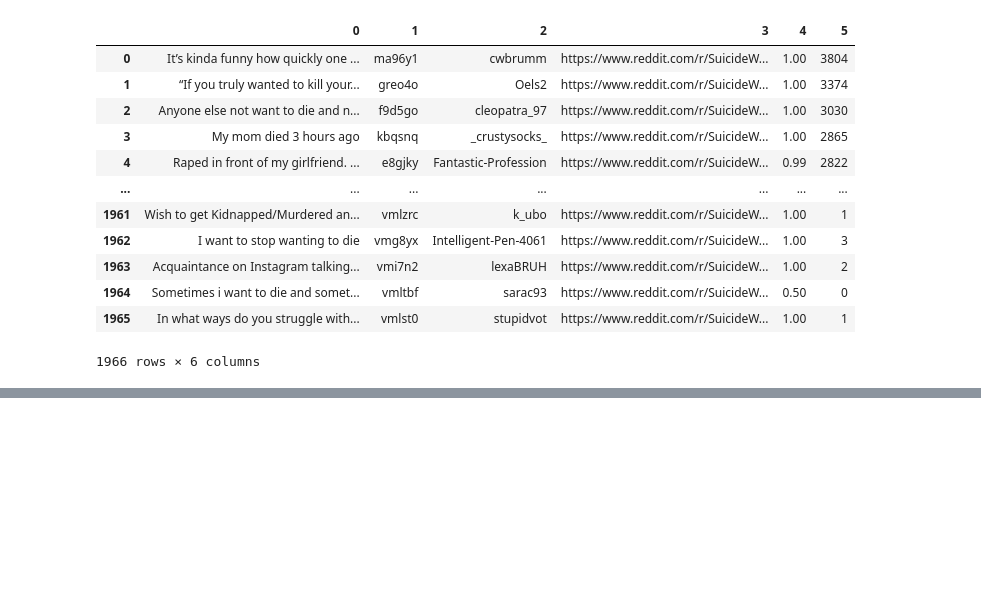
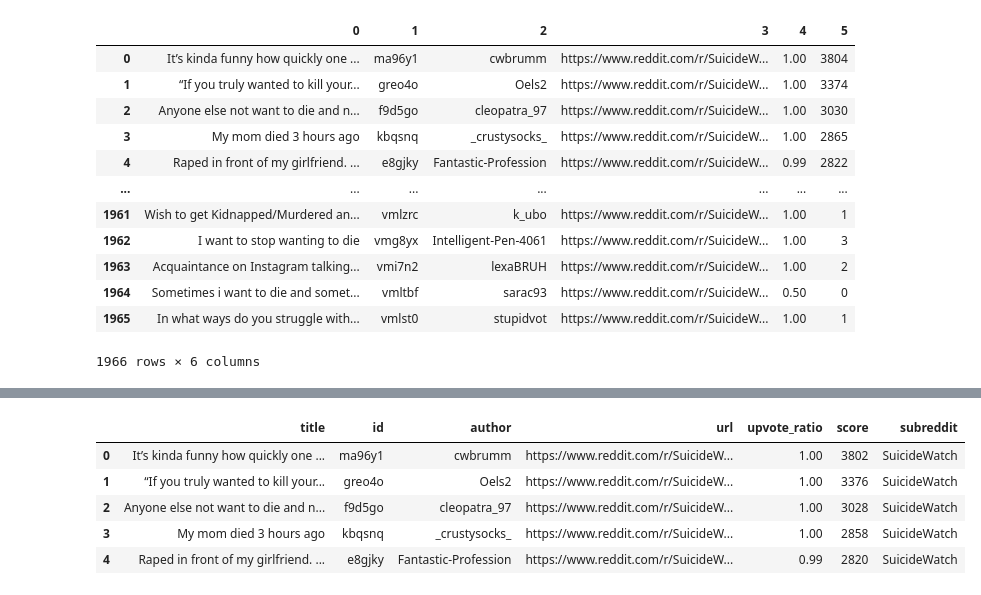
Before and after one commit to shreeramgs/depression_detector, a Jupyter notebook: Scraping the data.ipynb, the cells around one changed output, grey strips where cells are left out. Drawn from its saved outputs; the diff is of its cells as text; code cells hidden in the pictures; blank space fills up the shorter version.

```diff
--- a/Scraping the data.ipynb
+++ b/Scraping the data.ipynb
@@ -91,0 +142,9 @@ df
+# %%
+dataset.head()
+# %% [output]
+|  | title | id | author | url | upvote_ratio | score | subreddit |
+| 0 | It’s kinda funny how quickly one ... | ma96y1 | cwbrumm | https://www.reddit.com/r/SuicideW... | 1.00 | 3802 | SuicideWatch |
+| 1 | “If you truly wanted to kill your... | greo4o | Oels2 | https://www.reddit.com/r/SuicideW... | 1.00 | 3376 | SuicideWatch |
+| 2 | Anyone else not want to die and n... | f9d5go | cleopatra_97 | https://www.reddit.com/r/SuicideW... | 1.00 | 3028 | SuicideWatch |
+| 3 | My mom died 3 hours ago | kbqsnq | _crustysocks_ | https://www.reddit.com/r/SuicideW... | 1.00 | 2858 | SuicideWatch |
+| 4 | Raped in front of my girlfriend. ... | e8gjky | Fantastic-Profession | https://www.reddit.com/r/SuicideW... | 0.99 | 2820 | SuicideWatch |
```
Also changed, not shown: parts of 8 cells of this notebook.
